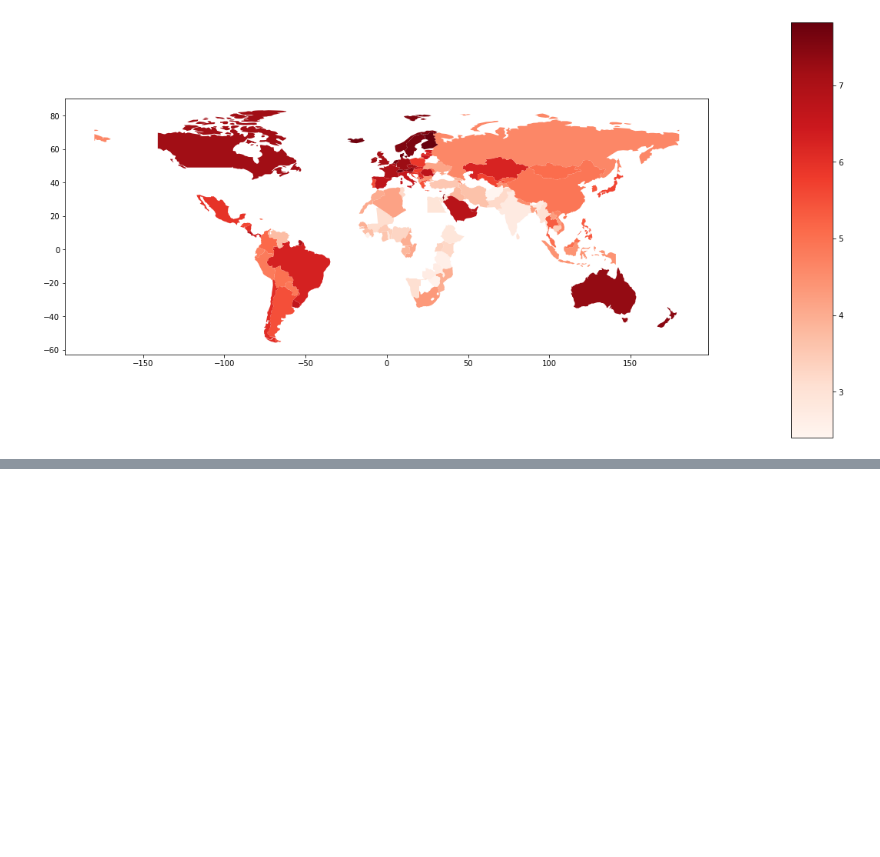
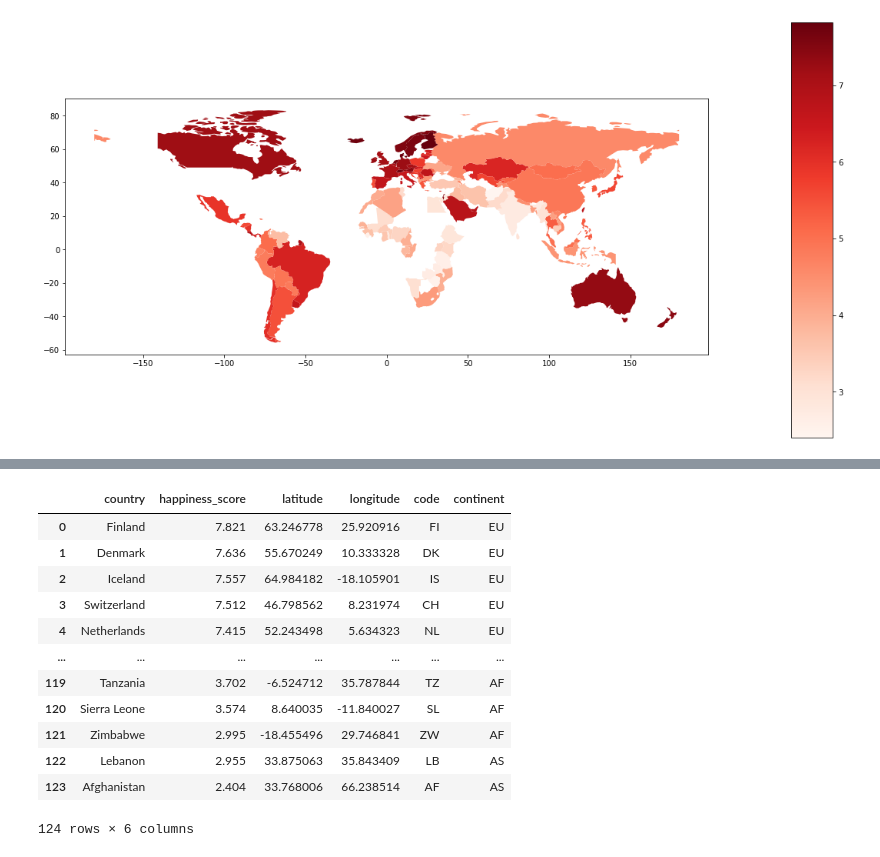
Before and after one commit to mmm344/mccoy_pages_code, a Jupyter notebook: spark_world_happiness.ipynb, the cells around one changed output, grey strips where cells are left out. Drawn from its saved outputs; the diff is of its cells as text; code cells hidden in the pictures; blank space fills up the shorter version.

```diff
--- a/spark_world_happiness.ipynb
+++ b/spark_world_happiness.ipynb
@@ -225,0 +234,23 @@ plt.show()
+# %%
+# List of all countries
+all_countries = list_ex
+
+# List of countries to remove - these are countries that don't match the country dictionary
+countries_to_remove = ['Kosovo', 'North Cyprus', 'Palestinian Territories','Eswatini. Kingdom of']
+
+# Create a new list that contains only the countries that are not in the list of countries to remove
+countries = [country for country in all_countries if country not in countries_to_remove]
+# %%
+from geopy.geocoders import Nominatim
+
+# countries = list_ex
+geolocator = Nominatim(user_agent="my_app",timeout = 100)
+
+#Get the locations
+locations = []
+for country in countries:
+    location = geolocator.geocode(country)
+    code = country_name_to_country_alpha2(country, cn_name_format="default")
+    cn_continent = country_alpha2_to_continent_code(code)
+    if location is not None:
+        locations.append((country, location.latitude, location.longitude, code, cn_continent))
@@ -225,0 +277,4 @@ plt.show()
+# %%
+#Create location dataframe
+locations_df = pd.DataFrame(locations, columns = ['country', 'latitude', 'longitude', 'code', 'continent'])
+locations_df
@@ -225,0 +295,19 @@ plt.show()
+# %%
+#merge on country
+new_df = pd.merge(test_df, locations_df, on ='country', how ='inner')
+# %%
+new_df
+# %% [output]
+|  | country | happiness_score | latitude | longitude | code | continent |
+| 0 | Finland | 7.821 | 63.246778 | 25.920916 | FI | EU |
+| 1 | Denmark | 7.636 | 55.670249 | 10.333328 | DK | EU |
+| 2 | Iceland | 7.557 | 64.984182 | -18.105901 | IS | EU |
+| 3 | Switzerland | 7.512 | 46.798562 | 8.231974 | CH | EU |
+| 4 | Netherlands | 7.415 | 52.243498 | 5.634323 | NL | EU |
+| ... | ... | ... | ... | ... | ... | ... |
+| 119 | Tanzania | 3.702 | -6.524712 | 35.787844 | TZ | AF |
+| 120 | Sierra Leone | 3.574 | 8.640035 | -11.840027 | SL | AF |
+| 121 | Zimbabwe | 2.995 | -18.455496 | 29.746841 | ZW | AF |
+| 122 | Lebanon | 2.955 | 33.875063 | 35.843409 | LB | AS |
+| 123 | Afghanistan | 2.404 | 33.768006 | 66.238514 | AF | AS |
+124 rows × 6 columns
```
Also changed, not shown: parts of 12 cells of this notebook.
